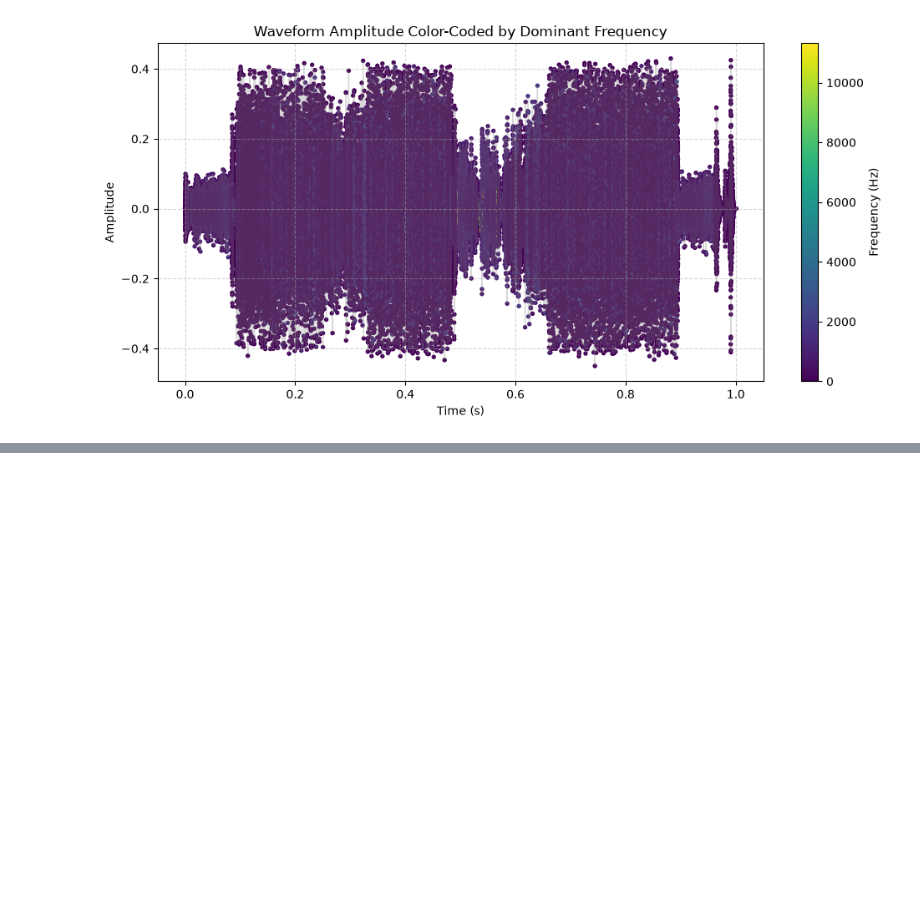
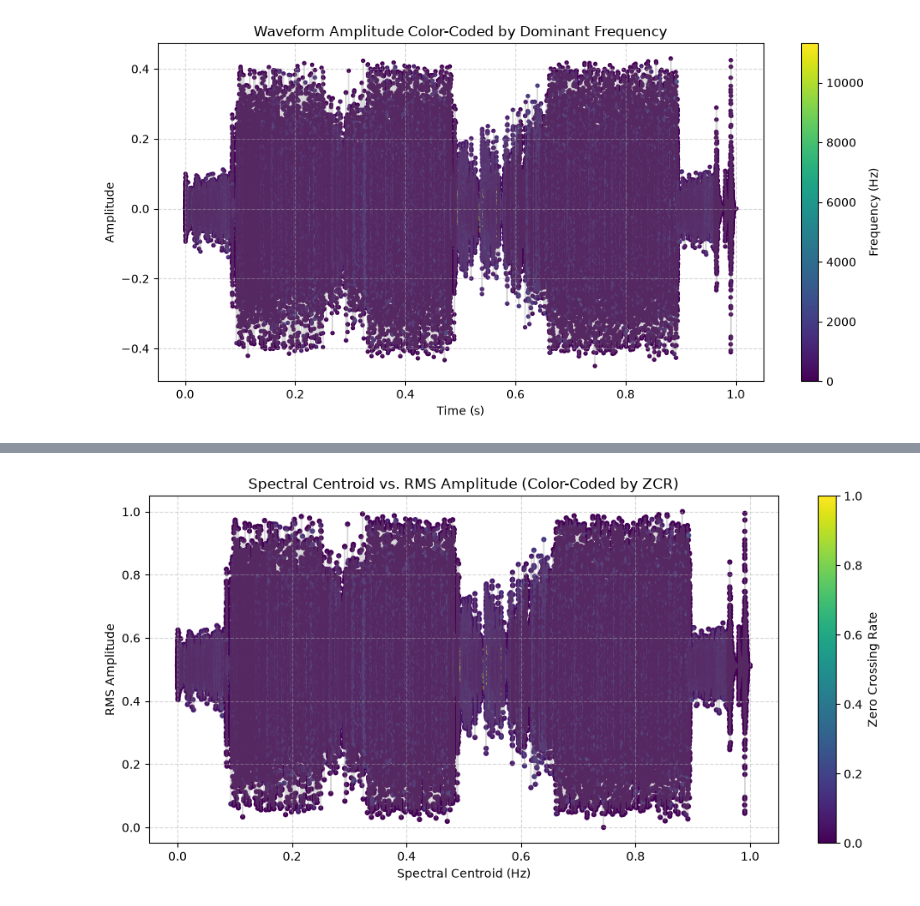
Before and after one commit to Gokul0Krishna/PP1, a Jupyter notebook: docs/ex.ipynb, the cells around one changed output, grey strips where cells are left out. Drawn from its saved outputs; the diff is of its cells as text; code cells hidden in the pictures; blank space fills up the shorter version.

```diff
--- a/docs/ex.ipynb
+++ b/docs/ex.ipynb
@@ -100,0 +121,19 @@ plt.show()
+# %%
+plt.figure(figsize=(10, 5))
+
+# Scatter plot: X=Centroid, Y=RMS, Color=ZCR
+sc = plt.scatter(spectral_centroid, rms_amplitude, c=zcr, cmap='viridis', s=20, edgecolors='none')
+plt.plot(spectral_centroid, rms_amplitude, color='gray', alpha=0.3, linewidth=1)
+
+cbar = plt.colorbar(sc)
+cbar.set_label('Zero Crossing Rate')
+
+plt.xlabel('Spectral Centroid (Hz)')
+plt.ylabel('RMS Amplitude')
+plt.title('Spectral Centroid vs. RMS Amplitude (Color-Coded by ZCR)')
+plt.grid(True, linestyle='--', alpha=0.5)
+
+plt.tight_layout()
+plt.show()
+# %% [output]
+[figure, added]
```
Also changed, not shown: parts of 5 cells of this notebook, 1 other file.
